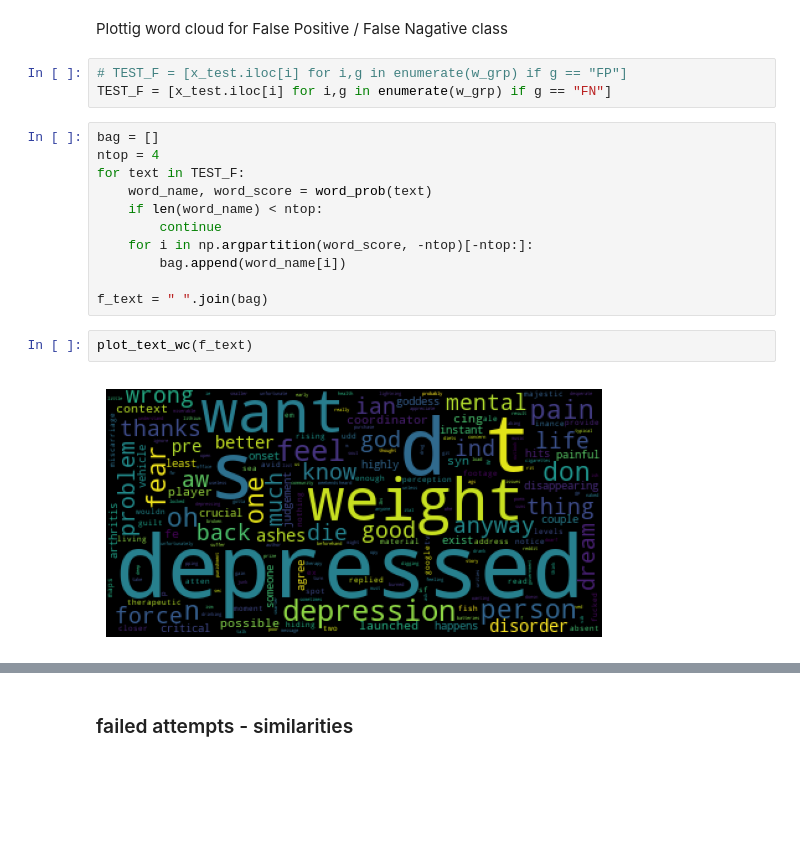
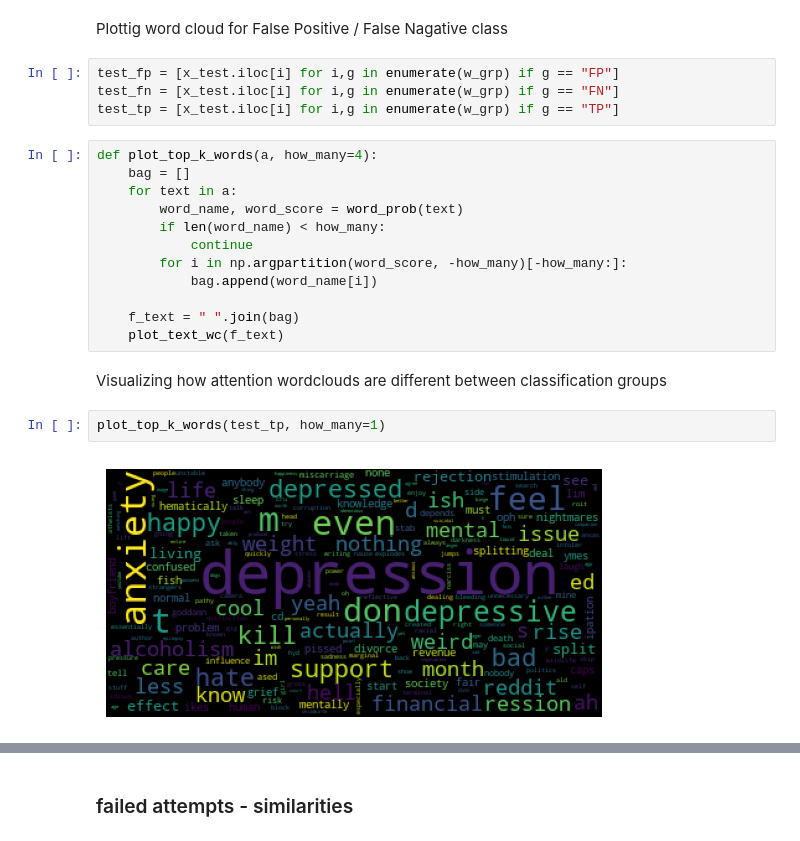
Before and after one commit to ranieri-unimi/depression, a Jupyter notebook: bert.fine.fine.ipynb, the cells around one changed output, grey strips where cells are left out. Saved outputs shown, nothing was run; the diff lists cells and outputs as text; blank space fills up the shorter version.

```diff
--- a/bert.fine.fine.ipynb
+++ b/bert.fine.fine.ipynb
@@ -407,20 +409,24 @@ plot_text_wc(word_name, word_score)
 # %% [markdown]
 Plottig word cloud for False Positive / False Nagative class
 # %%
-# TEST_F = [x_test.iloc[i] for i,g in enumerate(w_grp) if g == "FP"]
-TEST_F = [x_test.iloc[i] for i,g in enumerate(w_grp) if g == "FN"]
+test_fp = [x_test.iloc[i] for i,g in enumerate(w_grp) if g == "FP"]
+test_fn = [x_test.iloc[i] for i,g in enumerate(w_grp) if g == "FN"]
+test_tp = [x_test.iloc[i] for i,g in enumerate(w_grp) if g == "TP"]
 # %%
-bag = []
-ntop = 4
-for text in TEST_F:
-    word_name, word_score = word_prob(text)
-    if len(word_name) < ntop:
-        continue
-    for i in np.argpartition(word_score, -ntop)[-ntop:]:
-        bag.append(word_name[i])
+def plot_top_k_words(a, how_many=4):
+    bag = []
+    for text in a:
+        word_name, word_score = word_prob(text)
+        if len(word_name) < how_many:
+            continue
+        for i in np.argpartition(word_score, -how_many)[-how_many:]:
+            bag.append(word_name[i])
 
-f_text = " ".join(bag)
+    f_text = " ".join(bag)
+    plot_text_wc(f_text)
-# %%
-plot_text_wc(f_text)
-# %% [output]
-[figure, removed]
+# %% [markdown]
+Visualizing how attention wordclouds are different between classification groups
+# %%
+plot_top_k_words(test_tp, how_many=1)
+# %% [output]
+[figure, added]
```
Also changed, not shown: parts of 8 cells of this notebook.
